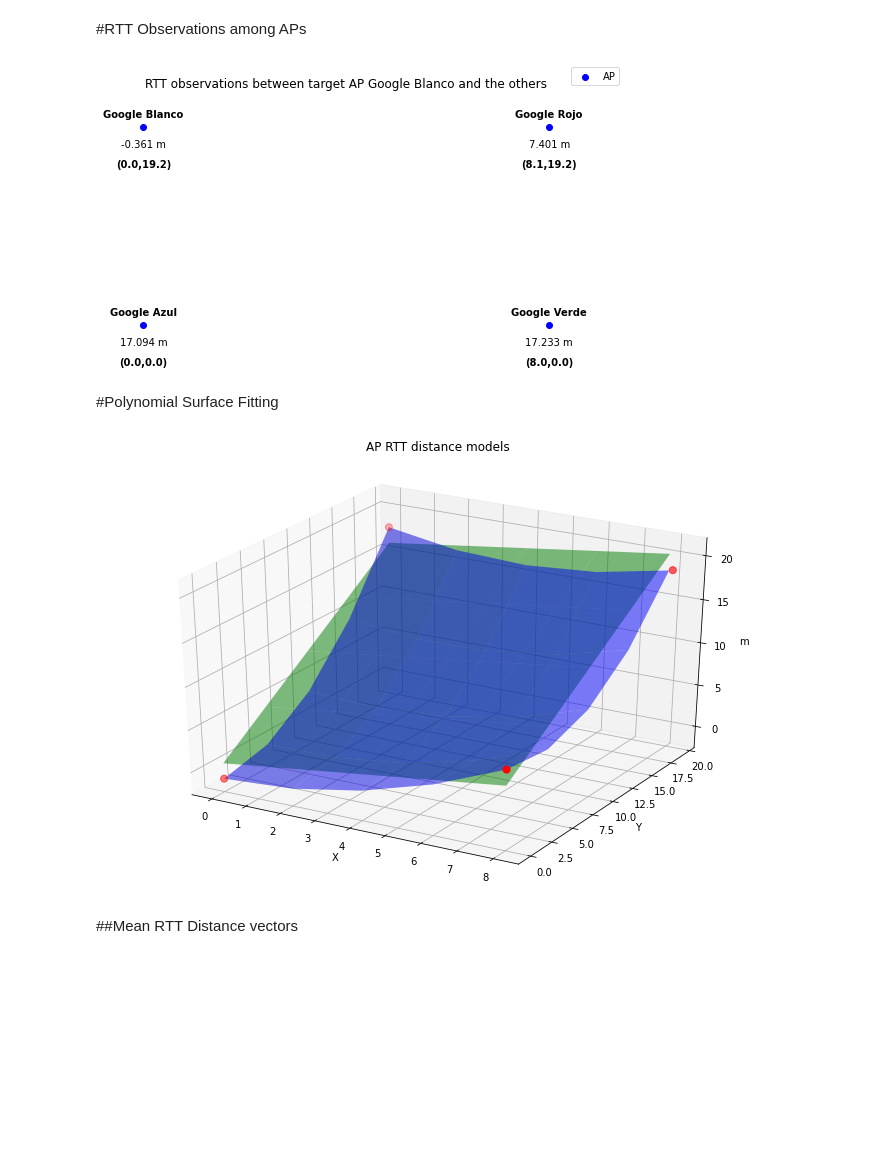
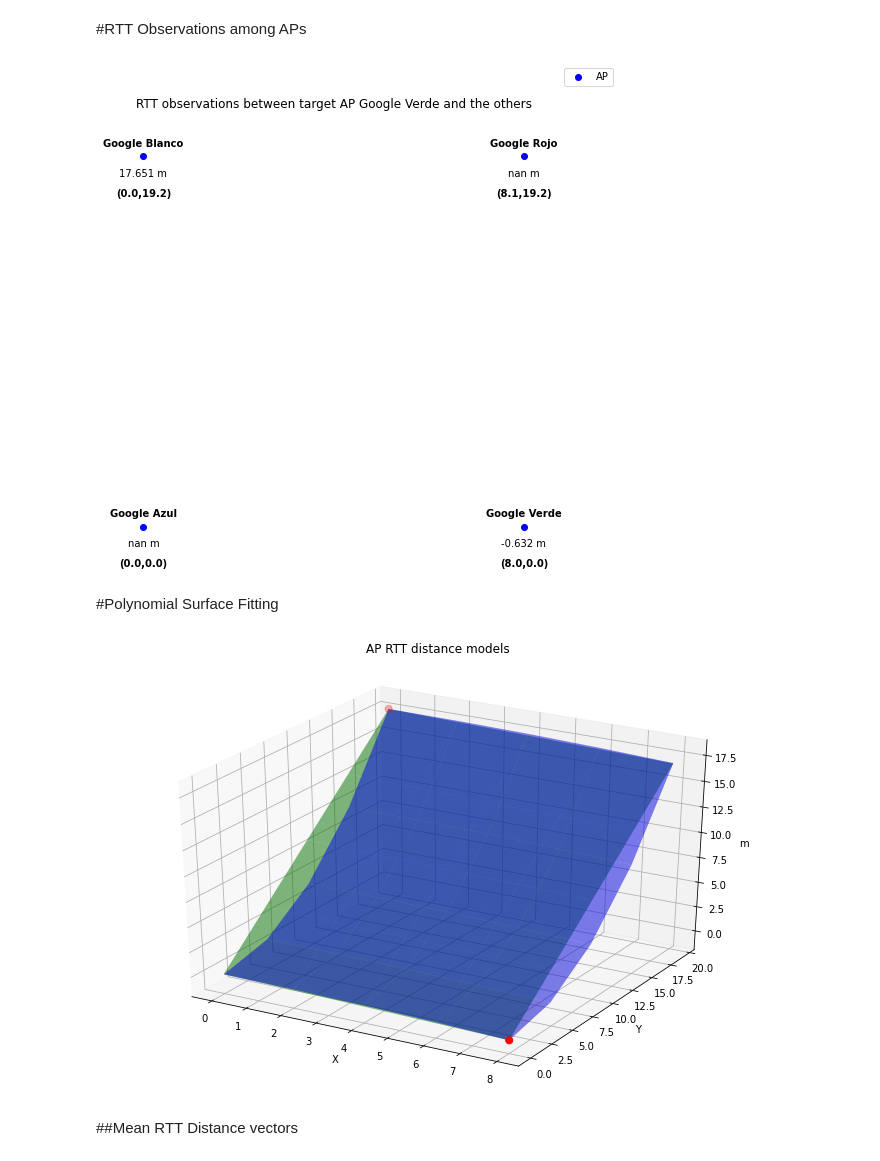
Before and after one commit to carlogattuso/Indoor_Positioning_RTT_GPR, a Jupyter notebook: ap_obs.ipynb, the cells around one changed output. Saved outputs shown, nothing was run; the diff lists cells and outputs as text; code cells hidden in the pictures; blank space fills up the shorter version.

```diff
--- a/ap_obs.ipynb
+++ b/ap_obs.ipynb
@@ -257,71 +261,85 @@ for x,y,z in zip(coordinates_ap[:,0],coordinates_ap[:,1], np.linspace(0, n_ap -
 # %% [markdown]
 #RTT Observations among APs
 # %%
-"""
-Dataset split
-    - ap_obs --> RTT observations between APs
-
-We are getting RTT observations from dataset, splitting AP and VRP samples
-"""
-ap_obs = np.empty((n_ap, n_ap, 100))
-
-df.sort_values(ap_mac)
-for count, row in enumerate(L_ap):
+def split_df(row, index):
+  '''
+  Special distances correction
+  '''
   if row[0] == 8.0 and row[1] == 19.2:
     row[0] = 8.1
+
   aux = df.loc[(df['y'] == row[0]) & (df['x'] == row[1])]
   aux = aux[ap_mac].values
   aux = aux.T
-  ap_obs[count,:,:] = aux
+
+  return aux
+# %%
+"""
+Dataset split
+    - ap_obs --> RTT observations between APs
+
+We are getting RTT observations from dataset, splitting AP and VRP samples
+
+ap_obs(target AP, reference AP, sample)
+"""
+
+ap_obs = np.array([split_df(L_ap[i], i) for (i) in np.linspace(0, n_ap - 1, n_ap).astype(int)])
+n_samples = ap_obs.shape[2]
+# %%
+'''
+Simulating nan values only for test
+'''
+ap_obs[0,1,8] = math.nan
+ap_obs[3,1,8] = math.nan
 # %%
 #@title ##Observations plot
-ap_selected = "Google Blanco"  #@param ['Google Blanco', 'Linksys 1', 'Google Azul', 'Linksys 2', 'Google Rojo', 'Linksys 3', 'Google Verde']
-sample = 0 #@param {type:"slider", min:0, max:100, step:1}
+ap_selected = "Google Verde"  #@param ['Google Blanco', 'Linksys 1', 'Google Azul', 'Linksys 2', 'Google Rojo', 'Linksys 3', 'Google Verde']
+sample = 8 #@param {type:"slider", min:0, max:100, step:1}
 
 try:
   ap_indexes[ap_selected]
 except:
   ap_selected = ap_labels[0]
 
-plt.figure(figsize=(8,4))
+plt.figure(figsize=(points_x*1.5, points_y*1.5))
 
 plt.scatter(coordinates_ap[:,0], coordinates_ap[:,1], c='b')
 
-plt.legend(labels=['AP'],loc="upper right",borderaxespad=-5)
+plt.legend(labels=['AP'],loc="upper right",borderaxespad=-7)
 plt.title('RTT observations between target AP '+ap_selected+' and the others',pad=30)
 plt.axis('off')
 
 for x,y,z in zip(coordinates_ap[:,0], coordinates_ap[:,1], ap_obs[:,int(ap_indexes[ap_selected]),sample]):
     label = f"{z.round(3)} m"
 
     plt.annotate(label, # this is the text
                  (x,y), # this is the point to label
                  textcoords="offset points", # how to position the text
                  xytext=(0,-20), # distance from text to points (x,y)
                  ha='center') # horizontal alignment can be left, right or center
 
 for x,y,z in zip(coordinates_ap[:,0],coordinates_ap[:,1], np.linspace(0, n_ap - 1, n_ap).astype(int)):
 
     label = f"{ap_labels[z]}"
 
     plt.annotate(label, # this is the text
                  (x,y), # this is the point to label
                  textcoords="offset points", # how to position the text
                  xytext=(0,10), # distance from text to points (x,y)
                  ha='center', # horizontal alignment can be left, right or center
                  weight='bold')
 
 for x,y,z in zip(coordinates_ap[:,0],coordinates_ap[:,1], np.linspace(0, n_ap - 1, n_ap).astype(int)):
     label = f"({L_ap[z,0]},{L_ap[z,1]})"
 
     plt.annotate(label, # this is the text
                  (x,y), # this is the point to label
                  textcoords="offset points", # how to position the text
                  xytext=(0,-40), # distance from text to points (x,y)
                  ha='center',
                  weight='bold') # horizontal alignment can be left, right or center
 # %% [output]
-[figure, old version]
+[figure, new version]
 # %% [markdown]
 #Polynomial Surface Fitting
 # %%
@@ -398,7 +415,7 @@ Z_2 = np.array([np.array([sample_distance(X, Y, models_2[j,i,:])
                       for (j) in np.linspace(0, n_ap - 1, n_ap).astype(int)])
 # %%
 #@title ##Surface Fitting Models Plot
-ap_selected = "Google Azul"  #@param ['Google Blanco', 'Linksys 1', 'Google Azul', 'Linksys 2', 'Google Rojo', 'Linksys 3', 'Google Verde']
+ap_selected = "Google Verde"  #@param ['Google Blanco', 'Linksys 1', 'Google Azul', 'Linksys 2', 'Google Rojo', 'Linksys 3', 'Google Verde']
 sample = 8 #@param {type:"slider", min:0, max:100, step:1}
 
 try:
@@ -420,18 +437,10 @@ plt.ylabel('Y')
 ax.set_zlabel('m')
 ax.axis('auto')
 
-line_labels = ["AP locations","Linear", "Quadratic"]
-
-#ax.plot([0], [0], d_RTT[:,int(ap_indexes[ap_selected])][0], color="red", marker='o', linewidth=0)[0]
-#ax.plot([0], [0], color="green")[0]
-#ax.plot([0], [0], color="blue")[0]
-
-#fig.legend(labels=line_labels,loc="upper right",borderaxespad=4)
-
 plt.title('AP RTT distance models', pad=40)
 plt.show()
 # %% [output]
-[figure, old version]
+[figure, new version]
 # %% [markdown]
 ##Mean RTT Distance vectors
 # %%
```
Also changed, not shown: parts of 53 cells of this notebook.
